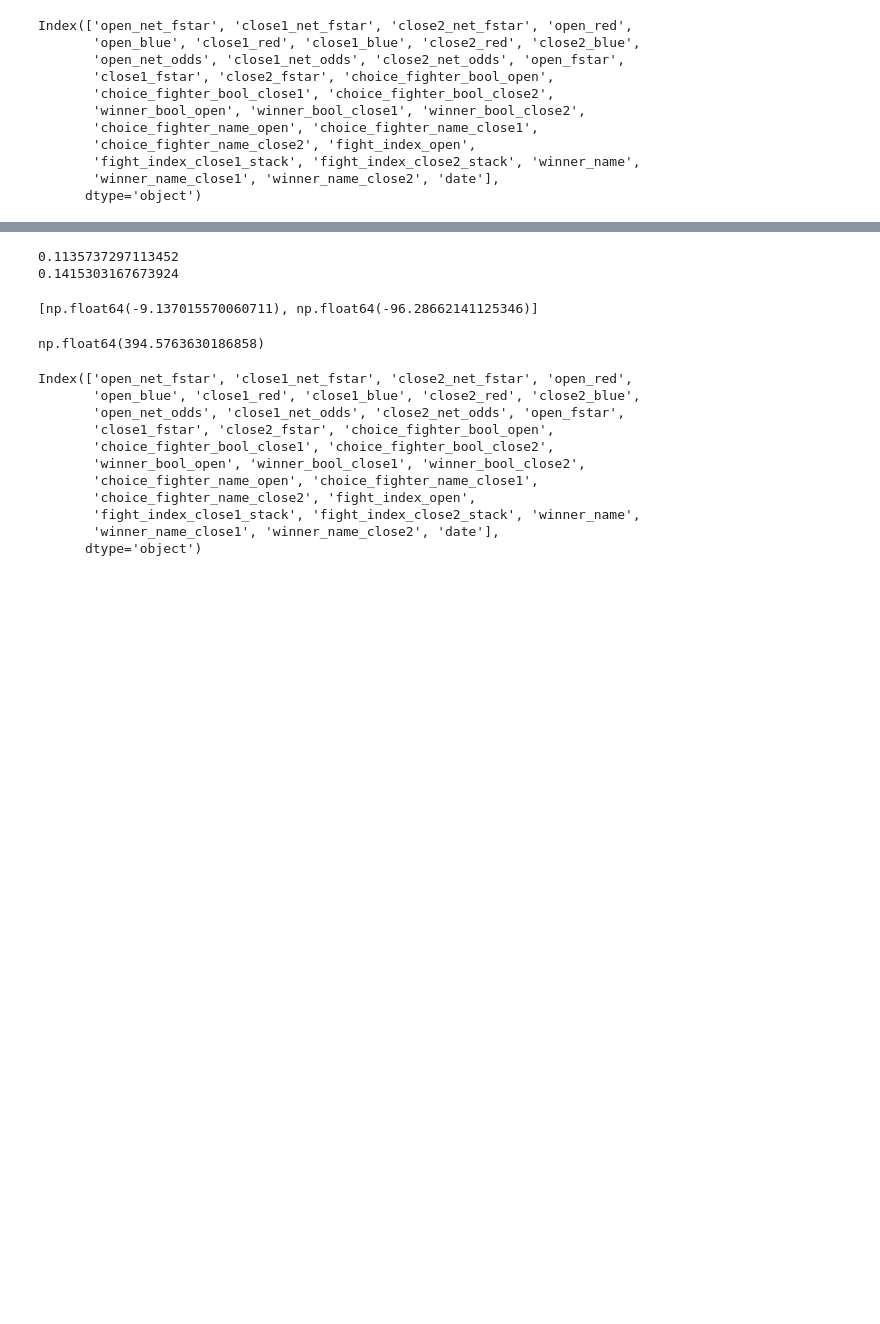
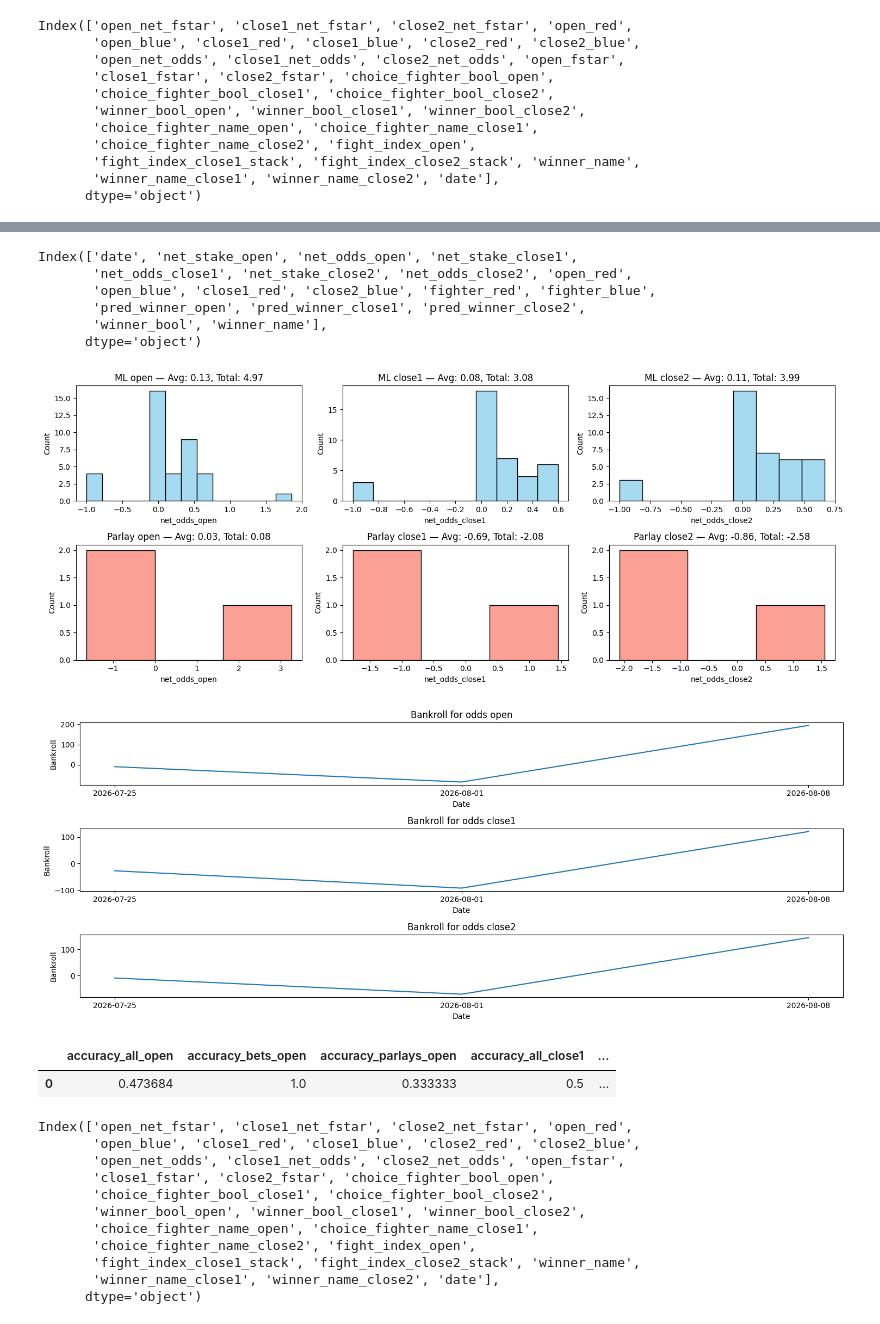
Before and after one commit to jcmarkowicz/sports_betting, a Jupyter notebook: UpcomingPicks/test_nbs/upcoming_picks.ipynb, the cells around one changed output, grey strips where cells are left out. Cells and saved outputs as stored; diff of their text form; code cells hidden in the pictures; blank space fills up the shorter version.

Commit message:
returns tracking mostly working now

```diff
--- a/UpcomingPicks/test_nbs/upcoming_picks.ipynb
+++ b/UpcomingPicks/test_nbs/upcoming_picks.ipynb
@@ -147,10 +138,17 @@ def returns_by_date(starting_bankroll=500):
     for type_ in types:
 
         date_index = df_ml['date']
-        win_bet = pd.Series(
-            (df_ml[f'pred_winner_{type_}'].astype(int) == df_ml['winner_bool'].astype(int)).to_numpy(),
-            index=date_index
+        win_bet = pd.Series(np.nan, index=date_index)
+        mask = ~pd.isna(df_ml[f'pred_winner_{type_}'])
+
+        win_bet = pd.Series(np.nan, index=date_index)
+        mask = df_ml[f"pred_winner_{type_}"].notna().to_numpy()
+
+        win_bet.iloc[mask] = (
+            df_ml.loc[mask, f"pred_winner_{type_}"].astype(int).to_numpy()
+            == df_ml.loc[mask, "winner_bool"].astype(int).to_numpy()
         )
+
         choice_stake = pd.Series(
             np.array(
                 df_ml[f'fstar_{type_}'].fillna(0)
@@ -170,8 +168,8 @@ def returns_by_date(starting_bankroll=500):
         choice_odds = choice_odds.fillna(0)
         net_odds = choice_odds.where(win_bet, -1)
 
-        ml_data[f'net_stake_{type_}'] = net_stake.copy()
-        ml_data[f'net_odds_{type_}'] = net_odds.copy()
+        ml_data[f'net_stake_{type_}'] = net_stake.where(mask, 0)
+        ml_data[f'net_odds_{type_}'] = net_odds.where(mask, 0)
 
 
         date_index = df_parlay['date']
@@ -233,11 +231,16 @@ def returns_by_date(starting_bankroll=500):
 
     other_info = df_ml[[
         'open_red', 'open_blue', 'close1_red', 'close2_blue',
-        'fighter_red', 'fighter_blue', 'pred_winner_open', 'pred_winner_close1_stack', 'pred_winner_close2_stack',
+        'fighter_red', 'fighter_blue', 'pred_winner_open', 'pred_winner_close1', 'pred_winner_close2',
         'winner_bool', 'winner_name'
     ]].reset_index(drop=True)
 
-    ml_results = pd.DataFrame(dict(ml_data))
+    ml_results = {
+        key: value.to_numpy()
+        for key, value in dict(ml_data).items()
+    }
+
+    ml_results = pd.DataFrame(ml_results)
     ml_results = pd.concat([ml_results, other_info], axis=1)
 
     parlay_results = pd.DataFrame(dict(parlay_data))
@@ -272,11 +305,7 @@ def plot_returns(ml_results, parlay_results, bankroll_results):
         axes[1, i].set_title(f"Parlay {type_} — Avg: {avg_parlay:.2f}, Total: {total_parlay:.2f}")
 
     plt.tight_layout()
-    path = BASE_DIR / 'Data' / 'plot_pngs' / 'pct_returns.png'
 
-    fig.savefig(path,
-            dpi=300,
-            bbox_inches="tight")
 
     fig, axes = plt.subplots(nrows=3, figsize=(15,6))
     date = bankroll_results['date']
@@ -288,7 +317,6 @@ def plot_returns(ml_results, parlay_results, bankroll_results):
         axes[i].set_title(f'Bankroll for odds {type_}')
 
     plt.tight_layout()
-    fig.savefig()
 
 
 def data_analysis(ml_results, parlay_results):
@@ -300,7 +328,7 @@ def data_analysis(ml_results, parlay_results):
         accuracy_all = (ml_results[f'pred_winner_{type_}'] == ml_results['winner_bool']).mean()
         accuracies[f'accuracy_all_{type_}'].append(accuracy_all)
 
-        bets_only = ml_results[ml_results[f'fstar_{type_}'] > 0]
+        bets_only = ml_results[ml_results[f'net_stake_{type_}'] > 0]
         accuracy_bets = (bets_only[f'pred_winner_{type_}'] == bets_only['winner_bool']).mean()
         accuracies[f'accuracy_bets_{type_}'].append(accuracy_bets)
 
@@ -308,18 +336,27 @@ def data_analysis(ml_results, parlay_results):
         accuracies[f'accuracy_parlays_{type_}'].append(parlay_accuracy)
 
     return pd.DataFrame(accuracies)
+# %%
+ml_results.columns
+# %% [output]
+Index(['date', 'net_stake_open', 'net_odds_open', 'net_stake_close1',
+       'net_odds_close1', 'net_stake_close2', 'net_odds_close2', 'open_red',
+       'open_blue', 'close1_red', 'close2_blue', 'fighter_red', 'fighter_blue',
+       'pred_winner_open', 'pred_winner_close1', 'pred_winner_close2',
+       'winner_bool', 'winner_name'],
+      dtype='object')
 # %%
+
+plot_returns(ml_results, parlay_results, bankroll_results)
+df_bankroll = data_analysis(ml_results, parlay_results)
 # %% [output]
-0.1135737297113452
-0.1415303167673924
+[figure, added]
+[figure, added]
 # %%
-profits
+df_bankroll
 # %% [output]
-[np.float64(-9.137015570060711), np.float64(-96.28662141125346)]
+|  | accuracy_all_open | accuracy_bets_open | accuracy_parlays_open | accuracy_all_close1 | ... |
+| 0 | 0.473684 | 1.0 | 0.333333 | 0.5 | ... |
-# %%
-bankroll
-# %% [output]
-np.float64(394.5763630186858)
 # %%
 df_parlay.columns
 # %% [output]
```
Also changed, not shown: parts of 9 cells of this notebook, 3 other files.
